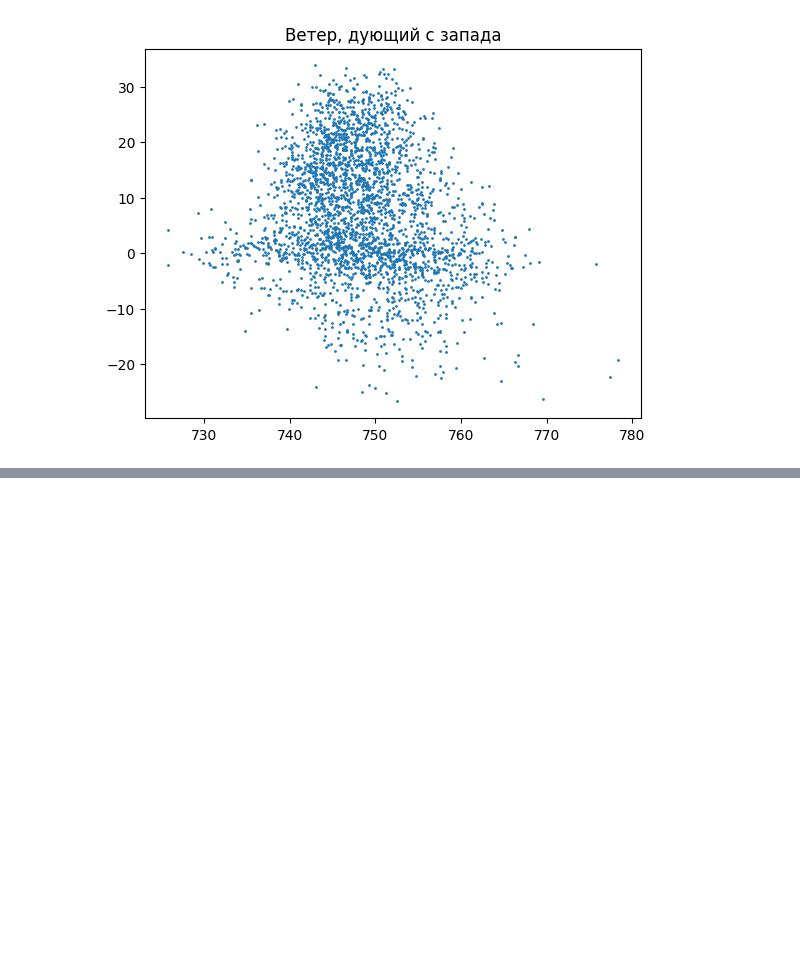
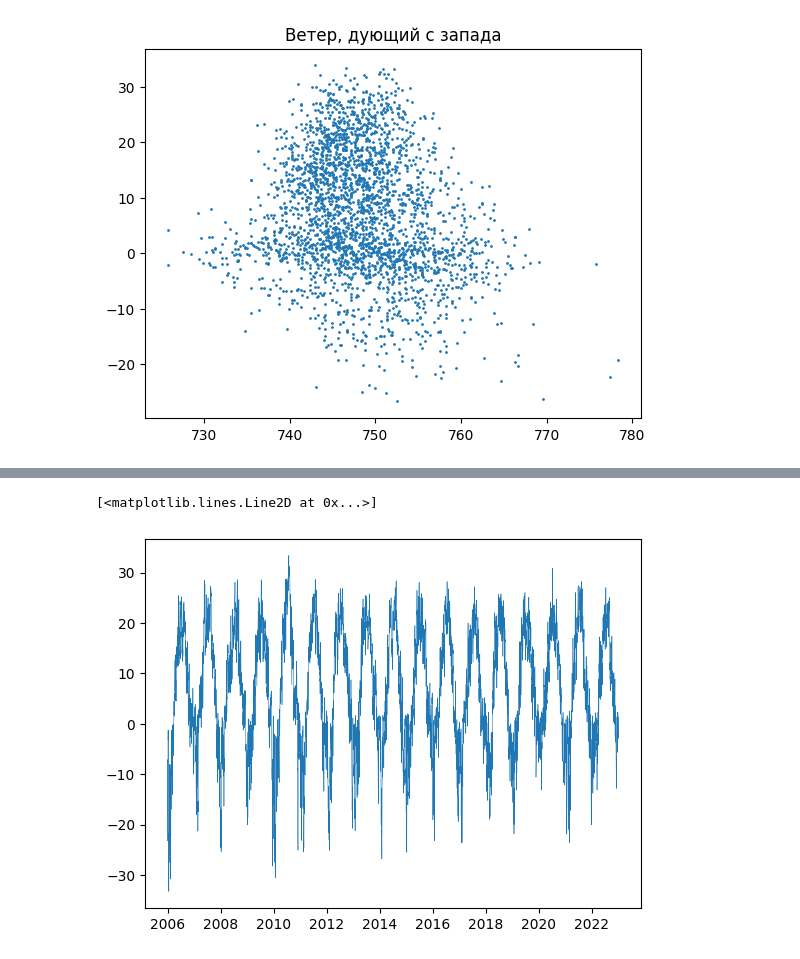
Before and after one commit to OneMoreGate/Machine_learning_MIPT, a Jupyter notebook: new_knowelge/weather_research.ipynb, the cells around one changed output, grey strips where cells are left out. Saved outputs shown, nothing was run; the diff lists cells and outputs as text; code cells hidden in the pictures; blank space fills up the shorter version.

```diff
--- a/new_knowelge/weather_research.ipynb
+++ b/new_knowelge/weather_research.ipynb
@@ -94,0 +114,12 @@ array([datetime.date(2022, 12, 31), datetime.date(2022, 12, 30),
+# %%
+mean = np.array(pd.pivot_table(qwerty,
+    values='temp',
+    index= ['year','month', 'day'],
+    aggfunc=np.mean
+))
+unique_days = df['Time'].unique()
+
+plt.plot(unique_days, mean[::-1], linewidth = 0.4)
+# %% [output]
+[<matplotlib.lines.Line2D at 0x...>]
+[figure, added]
```
Also changed, not shown: parts of 8 cells of this notebook.
